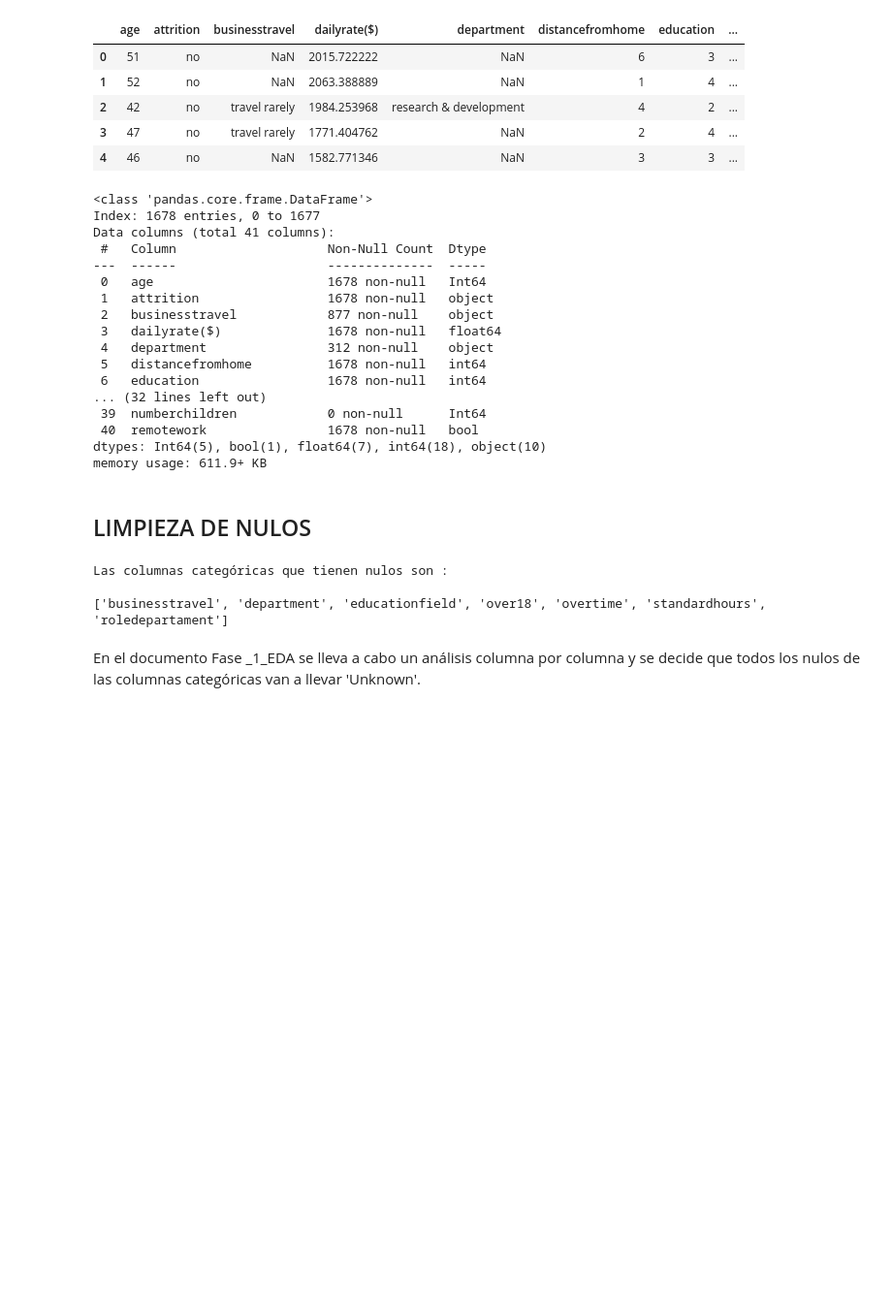
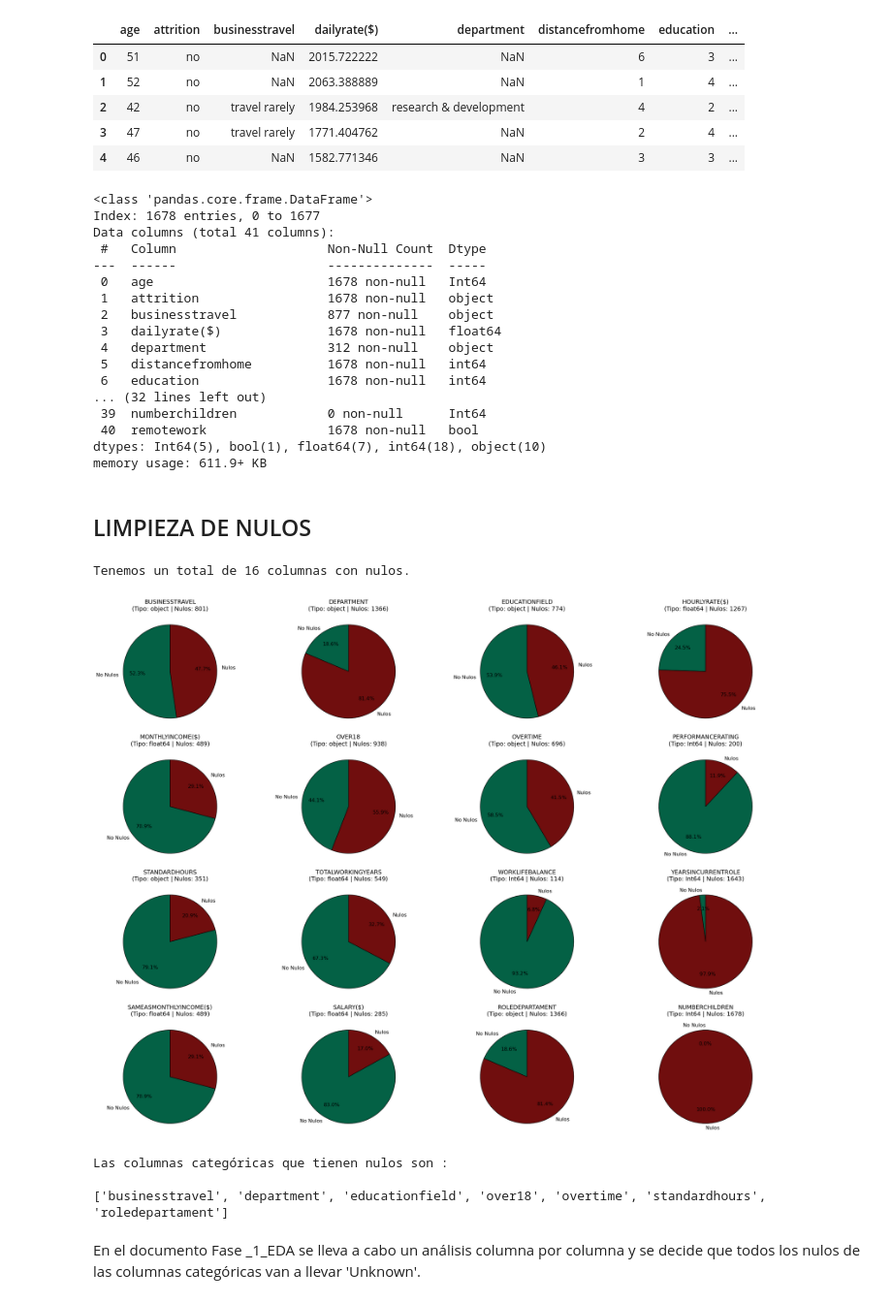
Before and after one commit to NIEVESPA/project-da-promo-60-modulo-3-team-3, a Jupyter notebook: FINAL/Fase_2_limpieza_datos.ipynb, the cells around one changed output. Shown: that part at 97% size. Drawn from its saved outputs; the diff is of its cells as text; code cells hidden in the pictures; blank space fills up the shorter version.

Commit message:
pie y prueba_visualización_version0

```diff
--- a/FINAL/Fase_2_limpieza_datos.ipynb
+++ b/FINAL/Fase_2_limpieza_datos.ipynb
@@ -130,6 +137,66 @@ dtypes: Int64(5), bool(1), float64(7), int64(18), object(10)
 memory usage: 611.9+ KB
 # %% [markdown]
 ## LIMPIEZA DE NULOS
+# %%
+# --- CONFIGURACIÓN COLORES ---
+NON_NULL_COLOR = "#046145"
+NULL_COLOR = "#700E0E"
+# --------------------------------
+
+data_types = df.dtypes # DATOS INICIALES ANTES DE LA LIMPIEZA
+
+# 2. FILTRADO: EXCLUIR COLUMNAS 0% NULL
+total_filas = df.shape[0]
+null_counts = df.isnull().sum()
+null_porcentaje = (null_counts / total_filas) * 100
+columnas_grafico = null_porcentaje[null_porcentaje > 0].index.tolist()
+num_columnas = len(columnas_grafico)
+
+print(f"Tenemos un total de {num_columnas} columnas con nulos.")
+
+if num_columnas > 0: #CALCULA EL TAMAÑO DE LA CUADRICULA EN FUNCIÓN DE LAS COLUMNAS (ELEGIMOS 4 COLUMNAS POR FILA)
+    ncols = 4
+    nrows = math.ceil(num_columnas / ncols)
+
+    fig, axes = plt.subplots(nrows=nrows, ncols=ncols, figsize=(24, 4.5 * nrows)) #CREAMOS SUBPLOTS PARA VER TODAS LAS VISUALIZACIONES
+
+    axes = axes.flat
+
+    for indice, col in enumerate(columnas_grafico): #ITERAMOS Y CREAMOS VISUALIZACIÓN PIE
+
+        tipo_dato = data_types[col] #ANADIMOS CONTEO DE NULOS Y NO NULOS
+        num_nulos = df[col].isnull().sum()
+        num_no_nulos = total_filas - num_nulos
+
+        datos = [num_no_nulos, num_nulos]
+        etiquetas = ['No Nulos', 'Nulos']
+
+        colores = [NON_NULL_COLOR, NULL_COLOR] #ASGINAMOS COLORES
+
+        wedges, texts, autotexts = axes[indice].pie( #VISUALIZACIÓN EN PIE
+            datos,
+            labels=etiquetas,
+            autopct='%1.1f%%', #SIMBOLO %
+            startangle=90,
+            colors=colores,
+            wedgeprops={'edgecolor': 'black'},
+            textprops={'fontsize': 12},
+            pctdistance=0.7
+        )
+
+        for t in texts: #AUMENTAMOS FORMATO TEXTO
+            t.set_fontsize(12)
+
+        axes[indice].set_title(f'{col.upper()}\n(Tipo: {tipo_dato} | Nulos: {num_nulos})', fontsize=14) #TITULO
+
+    if num_columnas < len(axes): #LIMPIAMOS SUBPLOTS NO USADOS
+        for i in range(num_columnas, len(axes)):
+            fig.delaxes(axes[i])
+
+    plt.tight_layout() #AJUSTAMOS DISEÑO
+# %% [output]
+Tenemos un total de 16 columnas con nulos.
+[figure, added]
 # %%
 nulos_cat = df[df.columns[df.isnull().any()]].select_dtypes(include = 'O').columns.tolist()
 print("Las columnas categóricas que tienen nulos son : \n ")
```
Also changed, not shown: parts of 2 cells of this notebook, 1 other file.
